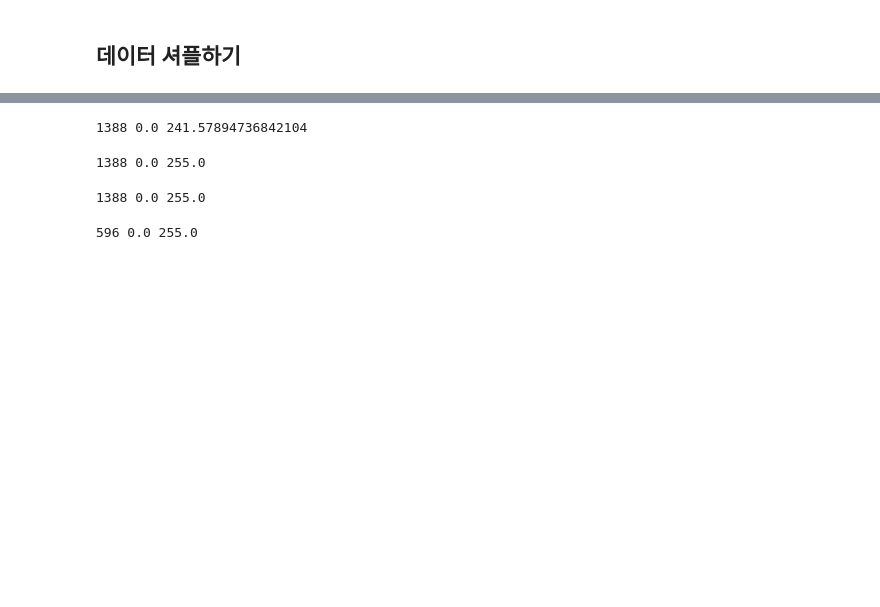
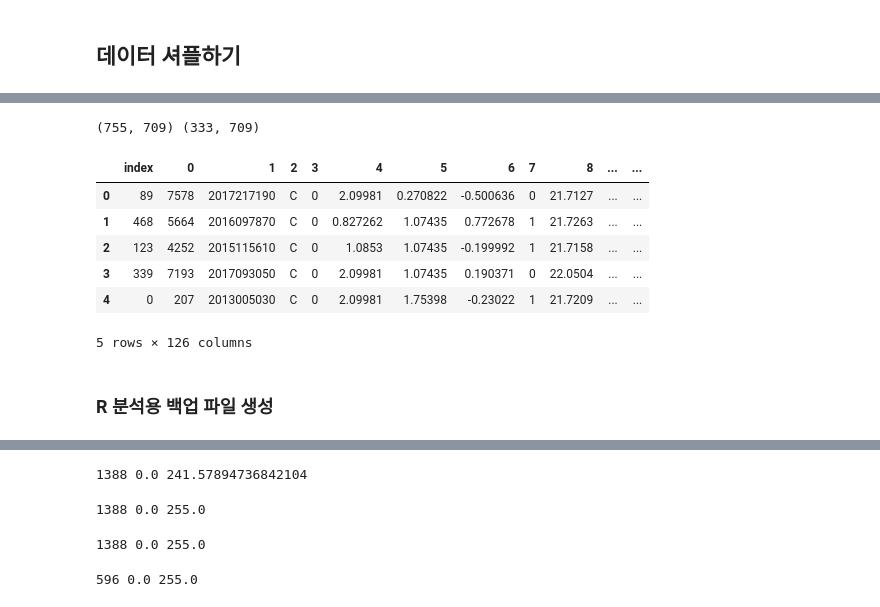
Before and after one commit to MKJJO/S_Project, a Jupyter notebook: 06_데이터스케일링.ipynb, the cells around one changed output, grey strips where cells are left out. Saved outputs shown, nothing was run; the diff lists cells and outputs as text; code cells hidden in the pictures; blank space fills up the shorter version.

```diff
--- a/06_데이터스케일링.ipynb
+++ b/06_데이터스케일링.ipynb
@@ -10,10 +20,19 @@ datas 폴더에 생성됨
+# %%
+## main용인지 all용인지 미리 셋팅
+df = 'all'
+# df = 'all'
 # %%
 import pandas as pd
 import numpy as np
 # %% [markdown]
 ## 전처리된 데이터 가져오기
 # %%
-data = pd.read_csv('./datas/raw_all_preprocessing.csv', header=0)
+if df == 'all':
+    address = './datas/raw_all_preprocessing.csv'
+else:
+    address = './datas/raw_main_preprocessing.csv'
+
+data = pd.read_csv(address, header=0)
 cols = data.columns.values
 cols = cols[1:].tolist()  # 주의!
 
@@ -23,7 +42,7 @@ data['year'] = data.key.map(lambda x : str(x)[0:4])
 
 # 문자열 합치기
 data['split_key'] = data[['year', 'industry']].apply(lambda x: ''.join(x.astype(str)), axis=1)
-
+af_cols = data.columns.values
 
 # # 스케일 조정할 factor들만 셋팅
 # data = data.reindex(cols,axis = 1)
@@ -149,7 +179,14 @@ len(data), len(result_train_y)+len(result_test_y), len(data[data.label == 1])
 # 데이터 셔플
 from sklearn.utils import shuffle
 
-for x in range(0,200):
-    data = shuffle(data, random_state=42)
+for x in range(0,100):
+    result_train= shuffle(result_train, random_state=42)
+    result_test = shuffle(result_test, random_state=42)
+    result_train_y = shuffle(result_train_y, random_state=42)
+    result_test_y = shuffle(result_test_y, random_state=42)
 
-data.head()
+# 인덱스 리셋
+result_train = result_train.reset_index()
+result_test = result_test.reset_index()
+result_train_y = result_train_y.reset_index()
+result_test_y = result_test_y.reset_index()
@@ -212,0 +228,22 @@ X_test = scaler.fit_transform(X_test)
+# %%
+# R 프로그래밍 작업을 위한 임시 데이터셋 생성
+temp_train = result_train[:453] # 정상 : 부실 (6:4로 맞추기 위함)
+temp_test = result_test[:200]  # 정상 : 부실 (6:4로 맞추기 위함)
+temp_train_set = pd.concat([temp_train, result_train_y])   # 정상, 부실 기업 통합
+temp_test_set = pd.concat([temp_test, result_test_y])   # 정상, 부실 기업 통합
+
+print(temp_train_set.shape,temp_test_set.shape )
+# %% [output]
+(755, 709) (333, 709)
+# %%
+temp_train_set.head()
+# %% [output]
+|  | index | 0 | 1 | 2 | 3 | 4 | 5 | 6 | 7 | 8 | ... | ... |
+| 0 | 89 | 7578 | 2017217190 | C | 0 | 2.09981 | 0.270822 | -0.500636 | 0 | 21.7127 | ... | ... |
+| 1 | 468 | 5664 | 2016097870 | C | 0 | 0.827262 | 1.07435 | 0.772678 | 1 | 21.7263 | ... | ... |
+| 2 | 123 | 4252 | 2015115610 | C | 0 | 1.0853 | 1.07435 | -0.199992 | 1 | 21.7158 | ... | ... |
+| 3 | 339 | 7193 | 2017093050 | C | 0 | 2.09981 | 1.07435 | 0.190371 | 0 | 22.0504 | ... | ... |
+| 4 | 0 | 207 | 2013005030 | C | 0 | 2.09981 | 1.75398 | -0.23022 | 1 | 21.7209 | ... | ... |
+5 rows × 126 columns
+# %% [markdown]
+### R 분석용 백업 파일 생성
```
Also changed, not shown: parts of 41 cells of this notebook, 18 other files.
